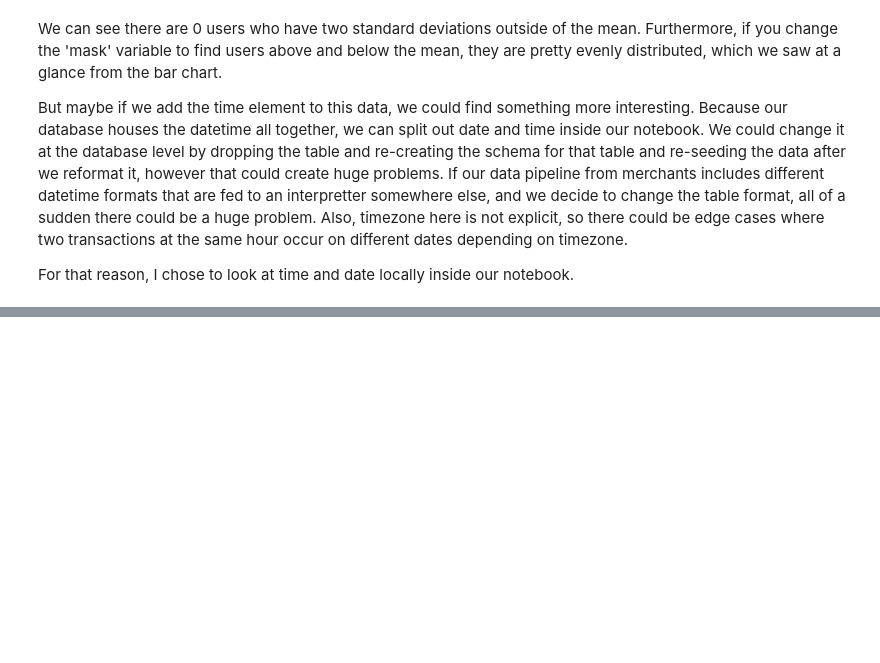
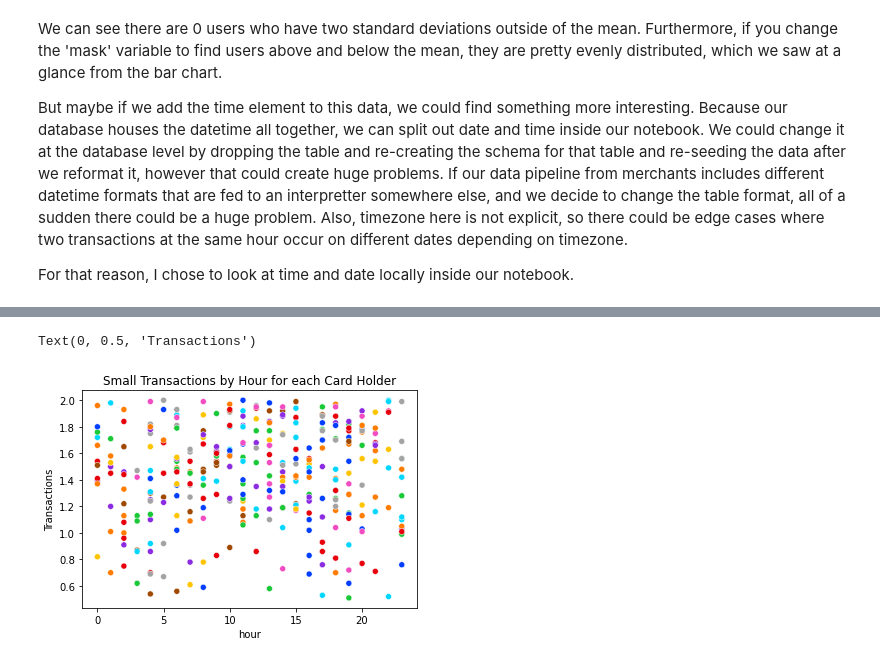
Before and after one commit to laramiedunlap/SQLrepo, a Jupyter notebook: main.ipynb, the cells around one changed output, grey strips where cells are left out. Drawn from its saved outputs; the diff is of its cells as text; code cells hidden in the pictures; blank space fills up the shorter version.

```diff
--- a/main.ipynb
+++ b/main.ipynb
@@ -125,0 +153,13 @@ filtered_df.head()
+# %%
+
+scatter_of_data_time = sns.scatterplot(data = filtered_df,
+                                    x= 'hour',
+                                    y='amount',
+                                    hue='card_holder_id',
+                                    palette= 'bright',
+                                    legend = False)
+scatter_of_data_time.set_title(label='Small Transactions by Hour for each Card Holder')
+scatter_of_data_time.set_ylabel('Transactions')
+# %% [output]
+Text(0, 0.5, 'Transactions')
+[figure, added]
```
Also changed, not shown: parts of 26 cells of this notebook.
